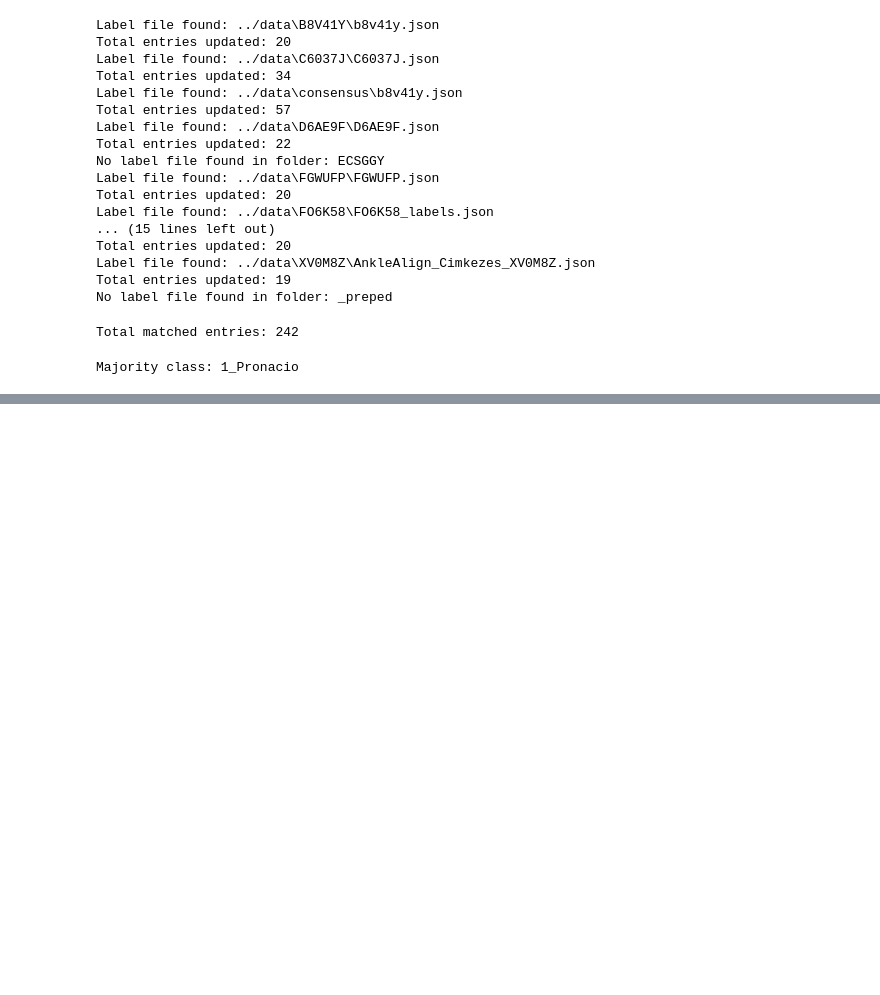
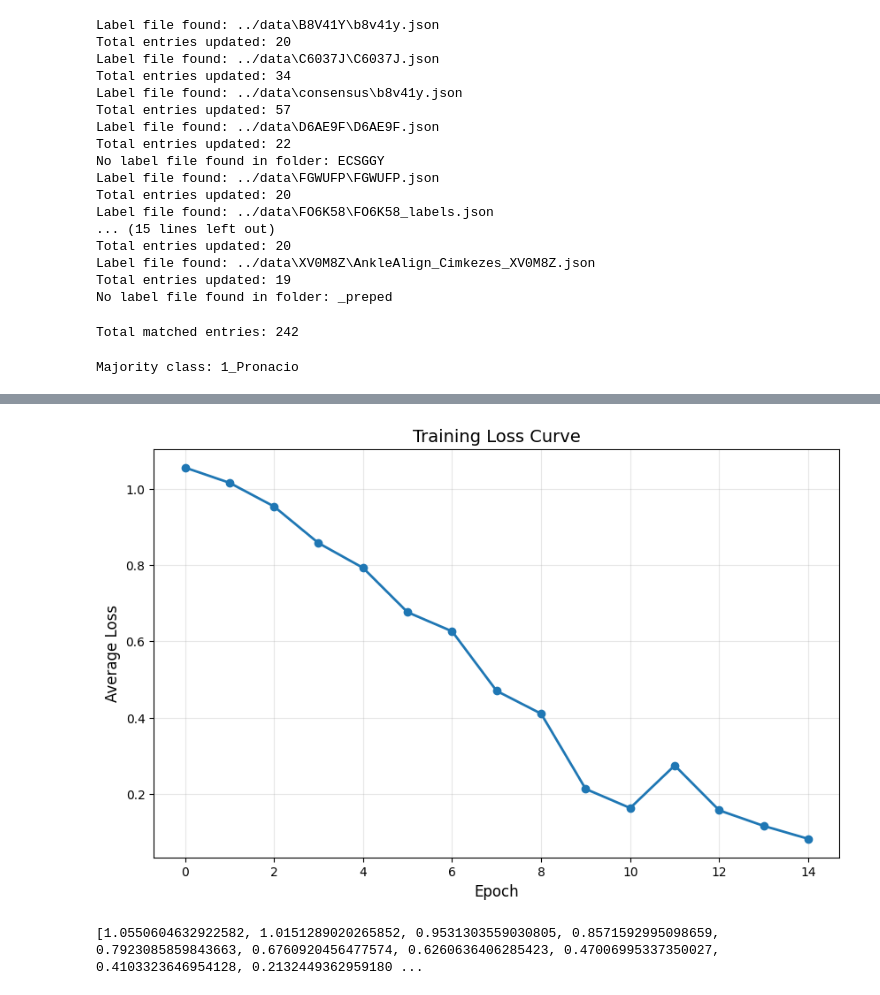
Before and after one commit to bencefarkas27/BMEVITMMA18_Deep-Learning_AnkleAlign_D6AE9F, a Jupyter notebook: notebook/prototype.ipynb, the cells around one changed output, grey strips where cells are left out. Saved outputs shown, nothing was run; the diff lists cells and outputs as text; code cells hidden in the pictures; blank space fills up the shorter version.

Commit message:
made 1st cnn with pytorch, 90+ on train, but overfit on test

```diff
--- a/notebook/prototype.ipynb
+++ b/notebook/prototype.ipynb
@@ -191,12 +230,10 @@ Duplicate images removed: 8
 # %%
 # Match the consensus images with the prepared data
 matched_consensus = []
-for img in unique_consensus_images:
+for img, _ in unique_consensus_images:
     for data_img, _ in data_ready:
         if img == data_img:
             matched_consensus.append((data_img))
 
-print(f"Total matched consensus entries: {len(matched_consensus)}")
-
 train_data = [(img, label) for img, label in data_ready if img not in matched_consensus]
 test_data = unique_consensus_images
@@ -204,0 +328,25 @@ Total matched consensus entries: 23
+# %%
+from tqdm.auto import tqdm
+torch.cuda.empty_cache()
+
+loss_values = []
+
+net1.train()
+for epoch in tqdm(range(num_epochs), desc='Training model'):
+    epoch_loss = 0.0
+    num_batches = 0
+    for images, target_labels in train_loader:
+        images = images.to(device)
+        target_labels = target_labels.to(device)
+
+        pred_logits = net1(images)
+        loss = loss_fn(pred_logits, target_labels)
+        epoch_loss += loss.item()
+        num_batches += 1
+
+        optimizer.zero_grad()
+        loss.backward()
+        optimizer.step()
+    avg_epoch_loss = epoch_loss / num_batches
+    loss_values.append(avg_epoch_loss)
+    print(f"Epoch {epoch+1}/{num_epochs}, Average Loss: {avg_epoch_loss:.4f}")
@@ -204,0 +367,16 @@ Total matched consensus entries: 23
+# %%
+# Plot training loss curve
+import matplotlib.pyplot as plt
+
+plt.figure(figsize=(10, 6))
+plt.plot(loss_values, marker='o', linewidth=2)
+plt.xlabel('Epoch', fontsize=12)
+plt.ylabel('Average Loss', fontsize=12)
+plt.title('Training Loss Curve', fontsize=14)
+plt.grid(True, alpha=0.3)
+plt.show()
+
+print(loss_values)
+# %% [output]
+[figure, added]
+[1.0550604632922582, 1.0151289020265852, 0.9531303559030805, 0.8571592995098659, 0.7923085859843663, 0.6760920456477574, 0.6260636406285423, 0.47006995337350027, 0.4103323646954128, 0.2132449362959180 ...
```
Also changed, not shown: parts of 12 cells of this notebook.
